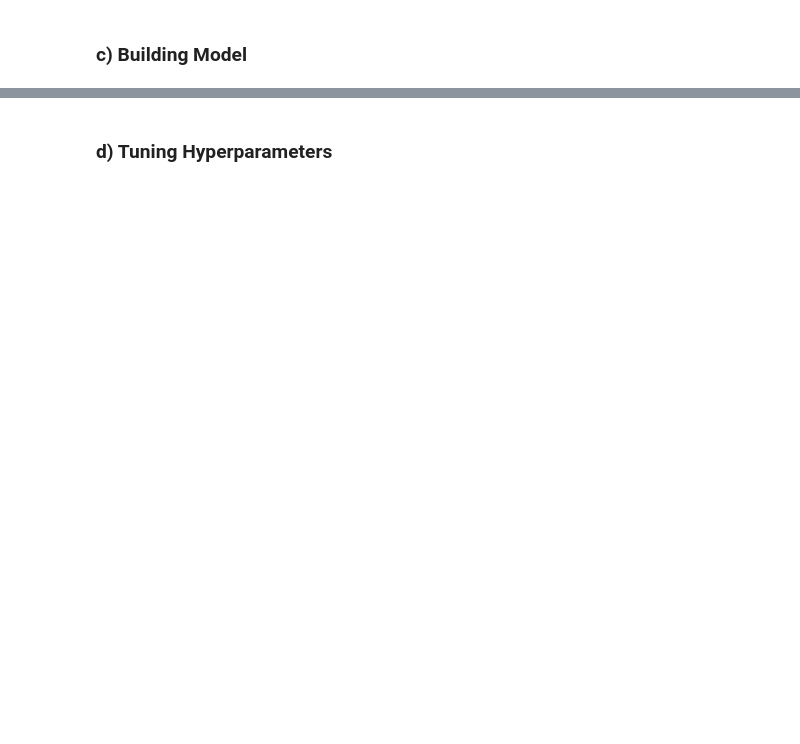
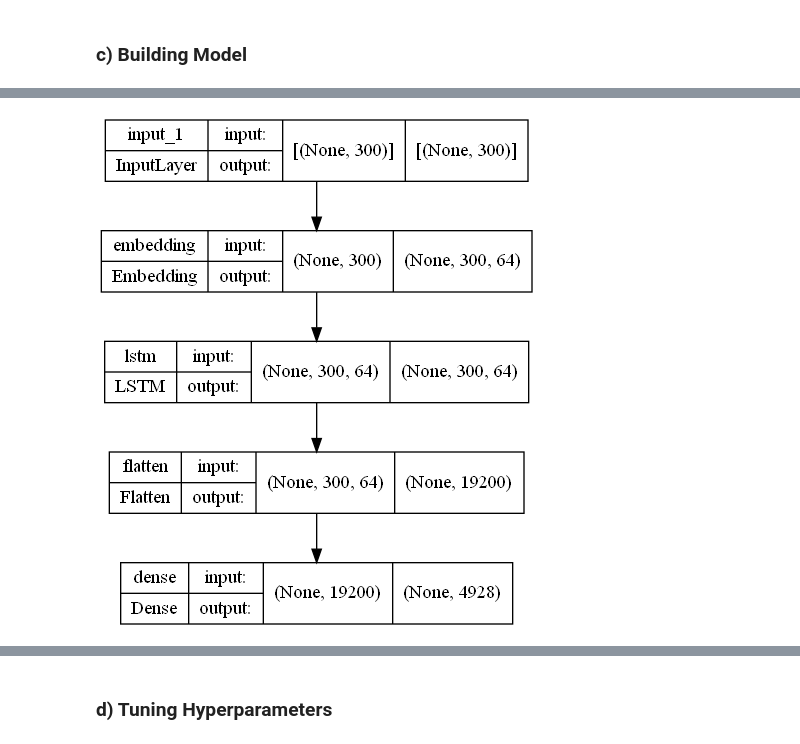
Before and after one commit to Aboubacar2012/categorisation_de_questions, a Jupyter notebook: P05_02_notebooktest.ipynb, the cells around one changed output, grey strips where cells are left out. Drawn from its saved outputs; the diff is of its cells as text; code cells hidden in the pictures; blank space fills up the shorter version.

```diff
--- a/P05_02_notebooktest.ipynb
+++ b/P05_02_notebooktest.ipynb
@@ -473,7 +509,7 @@ data = data.sample(frac=0.05, random_state=42)
 # %%
 docs = data["Title"].values + " " + data["Body"].values
 # %%
-tags = data["Tags"].apply(lambda x: x[1:-1].split(','))
+tags = data["Tags"].apply(lambda x: x[0:].split(','))
 # %%
 from sklearn.preprocessing import MultiLabelBinarizer
 
@@ -567,7 +621,8 @@ def build_model():
                    activation="tanh",
                    return_sequences=True))
     model.add(Flatten())
-    model.add(Dense(y_train.shape[1], activation='sigmoid'))
+    model.add(Dense(y_train.shape[1],
+              activation='sigmoid'))
 
     model.compile(loss = 'categorical_crossentropy',
                   optimizer = Adam(0.001))
@@ -579,6 +652,11 @@ model.summary()
 # %%
 from tensorflow.keras.utils import plot_model
-plot_model(model, to_file='illustrations/lstm.png', show_shapes=True, show_layer_names=True)
+plot_model(model,
+           to_file='illustrations/lstm.png',
+           show_shapes=True,
+           show_layer_names=True)
+# %% [output]
+[figure, added]
 # %%
 epochs = 5
 batch_size = 64
```
Also changed, not shown: parts of 22 cells of this notebook.
